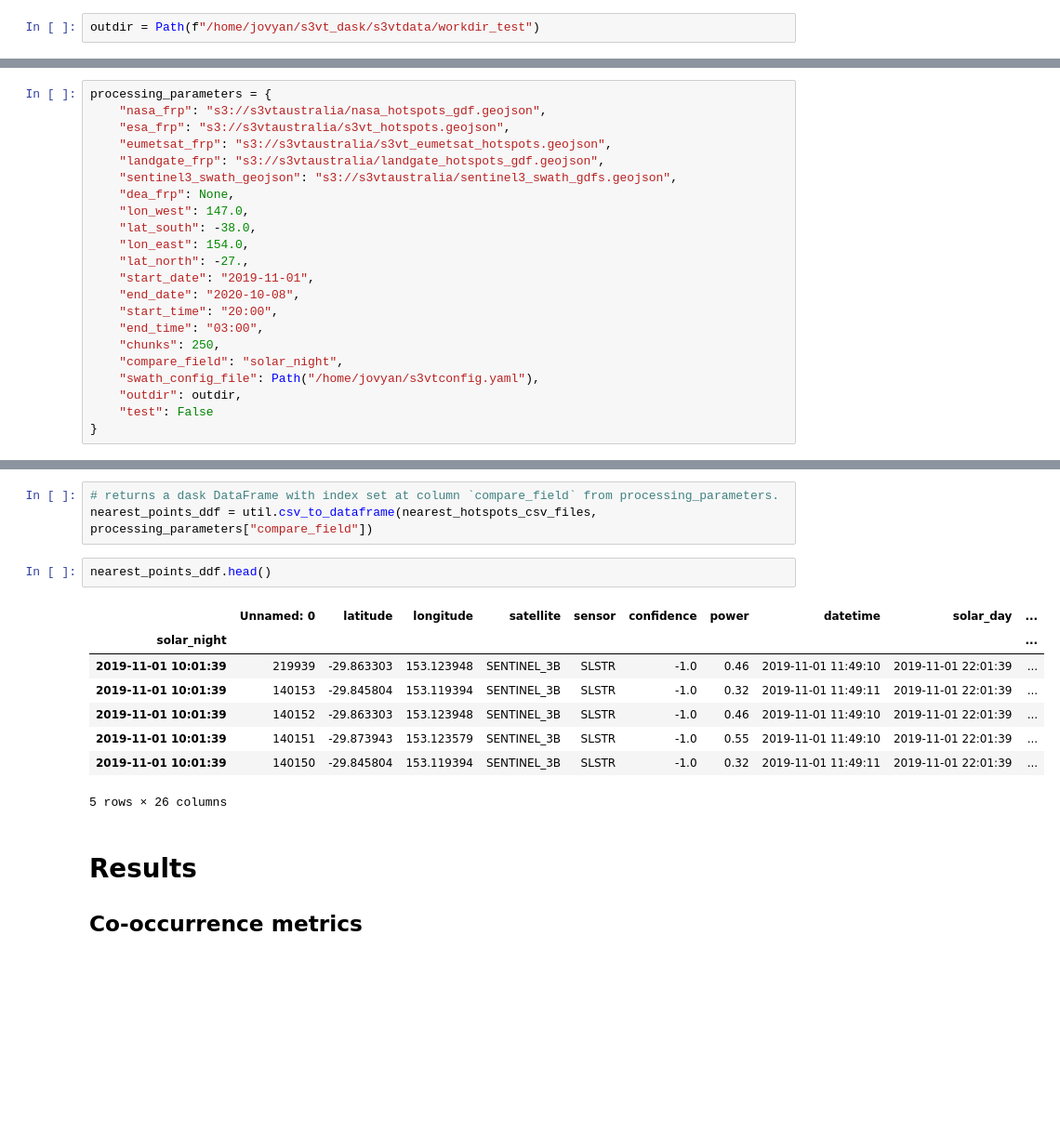
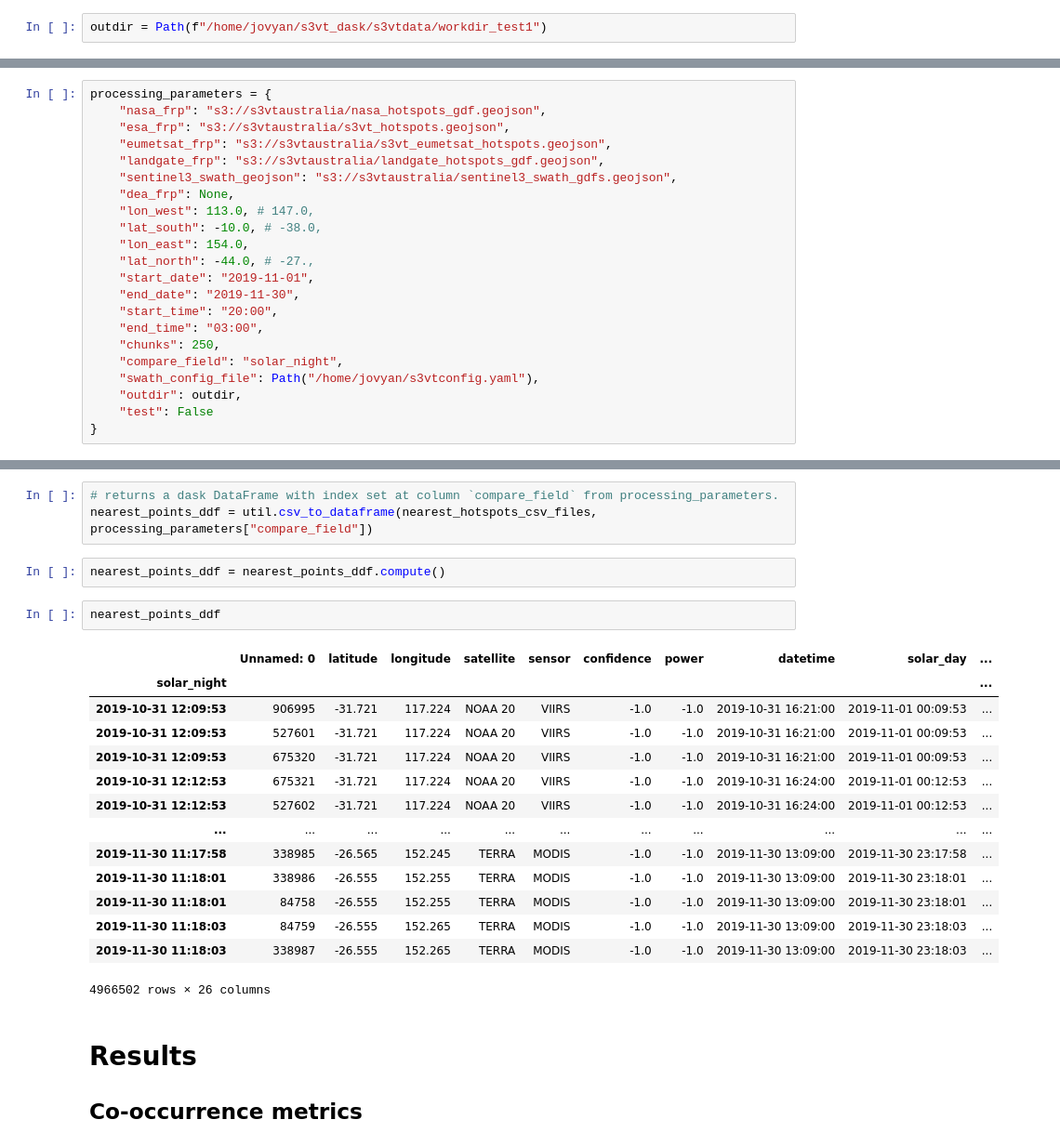
Before and after one commit to s3activefiresaustralia/s3vtdata, a Jupyter notebook: examples/nearest_hotspots_comparison.ipynb, the cells around one changed output, grey strips where cells are left out. Shown: that part at 93% size. Cells and saved outputs as stored; diff of their text form; blank space fills up the shorter version.

```diff
--- a/examples/nearest_hotspots_comparison.ipynb
+++ b/examples/nearest_hotspots_comparison.ipynb
@@ -21,7 +21,7 @@ import src.hotspot_utils as util
 import src.process_nearest_hotspots as nearest_process
 import src.xml_util as xutil
 # %%
-outdir = Path(f"/home/jovyan/s3vt_dask/s3vtdata/workdir_test")
+outdir = Path(f"/home/jovyan/s3vt_dask/s3vtdata/workdir_test1")
 # %%
 logging.basicConfig(
     format='%(asctime)s [%(levelname)s] %(name)s - %(message)s',
@@ -48,12 +48,12 @@ processing_parameters = {
     "landgate_frp": "s3://s3vtaustralia/landgate_hotspots_gdf.geojson",
     "sentinel3_swath_geojson": "s3://s3vtaustralia/sentinel3_swath_gdfs.geojson",
     "dea_frp": None,
-    "lon_west": 147.0,
-    "lat_south": -38.0,
+    "lon_west": 113.0, # 147.0,
+    "lat_south": -10.0, # -38.0,
     "lon_east": 154.0,
-    "lat_north": -27.,
+    "lat_north": -44.0, # -27.,
     "start_date": "2019-11-01",
-    "end_date": "2020-10-08",
+    "end_date": "2019-11-30",
     "start_time": "20:00",
     "end_time": "03:00",
     "chunks": 250,
@@ -155,17 +96,25 @@ nearest_hotspots_csv_files
 # %%
 # returns a dask DataFrame with index set at column `compare_field` from processing_parameters.
 nearest_points_ddf = util.csv_to_dataframe(nearest_hotspots_csv_files, processing_parameters["compare_field"])
+# %%
+nearest_points_ddf = nearest_points_ddf.compute()
 # %%
-nearest_points_ddf.head()
+nearest_points_ddf
 # %% [output]
 |  | Unnamed: 0 | latitude | longitude | satellite | sensor | confidence | power | datetime | solar_day | ... |
 | solar_night |  |  |  |  |  |  |  |  |  | ... |
-| 2019-11-01 10:01:39 | 219939 | -29.863303 | 153.123948 | SENTINEL_3B | SLSTR | -1.0 | 0.46 | 2019-11-01 11:49:10 | 2019-11-01 22:01:39 | ... |
-| 2019-11-01 10:01:39 | 140153 | -29.845804 | 153.119394 | SENTINEL_3B | SLSTR | -1.0 | 0.32 | 2019-11-01 11:49:11 | 2019-11-01 22:01:39 | ... |
-| 2019-11-01 10:01:39 | 140152 | -29.863303 | 153.123948 | SENTINEL_3B | SLSTR | -1.0 | 0.46 | 2019-11-01 11:49:10 | 2019-11-01 22:01:39 | ... |
-| 2019-11-01 10:01:39 | 140151 | -29.873943 | 153.123579 | SENTINEL_3B | SLSTR | -1.0 | 0.55 | 2019-11-01 11:49:10 | 2019-11-01 22:01:39 | ... |
-| 2019-11-01 10:01:39 | 140150 | -29.845804 | 153.119394 | SENTINEL_3B | SLSTR | -1.0 | 0.32 | 2019-11-01 11:49:11 | 2019-11-01 22:01:39 | ... |
+| 2019-10-31 12:09:53 | 906995 | -31.721 | 117.224 | NOAA 20 | VIIRS | -1.0 | -1.0 | 2019-10-31 16:21:00 | 2019-11-01 00:09:53 | ... |
+| 2019-10-31 12:09:53 | 527601 | -31.721 | 117.224 | NOAA 20 | VIIRS | -1.0 | -1.0 | 2019-10-31 16:21:00 | 2019-11-01 00:09:53 | ... |
+| 2019-10-31 12:09:53 | 675320 | -31.721 | 117.224 | NOAA 20 | VIIRS | -1.0 | -1.0 | 2019-10-31 16:21:00 | 2019-11-01 00:09:53 | ... |
+| 2019-10-31 12:12:53 | 675321 | -31.721 | 117.224 | NOAA 20 | VIIRS | -1.0 | -1.0 | 2019-10-31 16:24:00 | 2019-11-01 00:12:53 | ... |
+| 2019-10-31 12:12:53 | 527602 | -31.721 | 117.224 | NOAA 20 | VIIRS | -1.0 | -1.0 | 2019-10-31 16:24:00 | 2019-11-01 00:12:53 | ... |
+| ... | ... | ... | ... | ... | ... | ... | ... | ... | ... | ... |
+| 2019-11-30 11:17:58 | 338985 | -26.565 | 152.245 | TERRA | MODIS | -1.0 | -1.0 | 2019-11-30 13:09:00 | 2019-11-30 23:17:58 | ... |
+| 2019-11-30 11:18:01 | 338986 | -26.555 | 152.255 | TERRA | MODIS | -1.0 | -1.0 | 2019-11-30 13:09:00 | 2019-11-30 23:18:01 | ... |
+| 2019-11-30 11:18:01 | 84758 | -26.555 | 152.255 | TERRA | MODIS | -1.0 | -1.0 | 2019-11-30 13:09:00 | 2019-11-30 23:18:01 | ... |
+| 2019-11-30 11:18:03 | 84759 | -26.555 | 152.265 | TERRA | MODIS | -1.0 | -1.0 | 2019-11-30 13:09:00 | 2019-11-30 23:18:03 | ... |
+| 2019-11-30 11:18:03 | 338987 | -26.555 | 152.265 | TERRA | MODIS | -1.0 | -1.0 | 2019-11-30 13:09:00 | 2019-11-30 23:18:03 | ... |
-5 rows × 26 columns
+4966502 rows × 26 columns
 # %% [markdown]
 # Results
 ## Co-occurrence metrics
```
Also changed, not shown: parts of 17 cells of this notebook.
